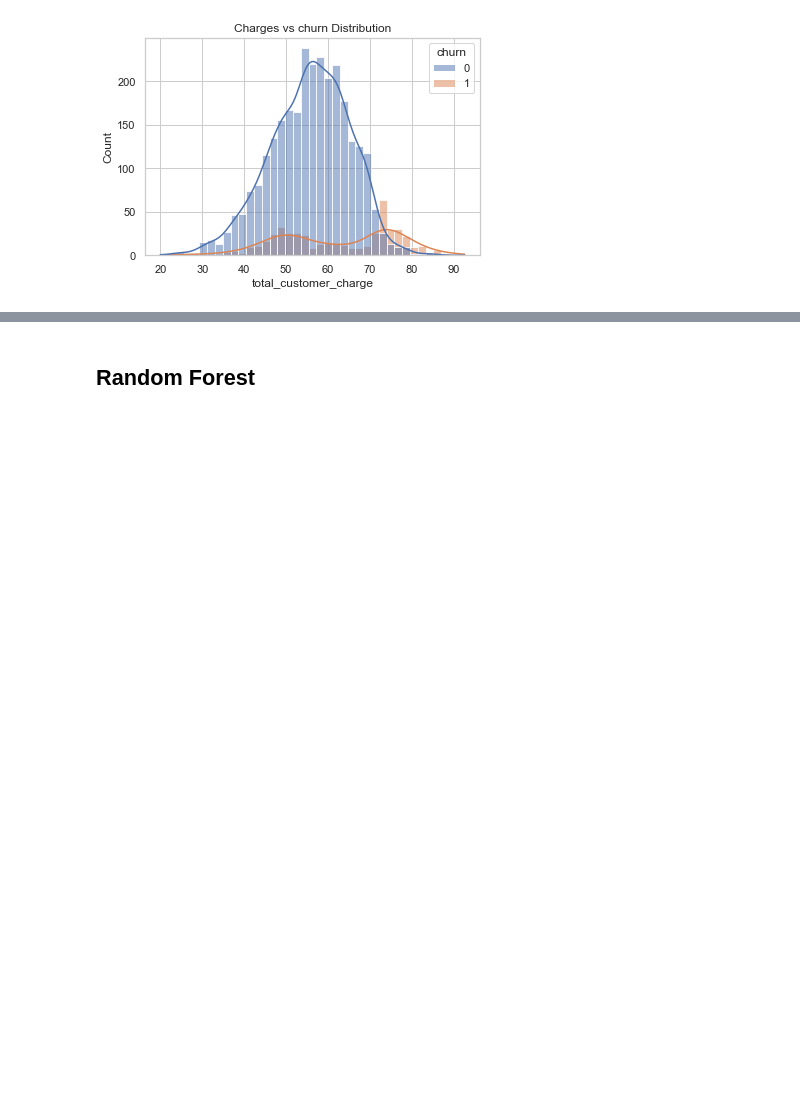
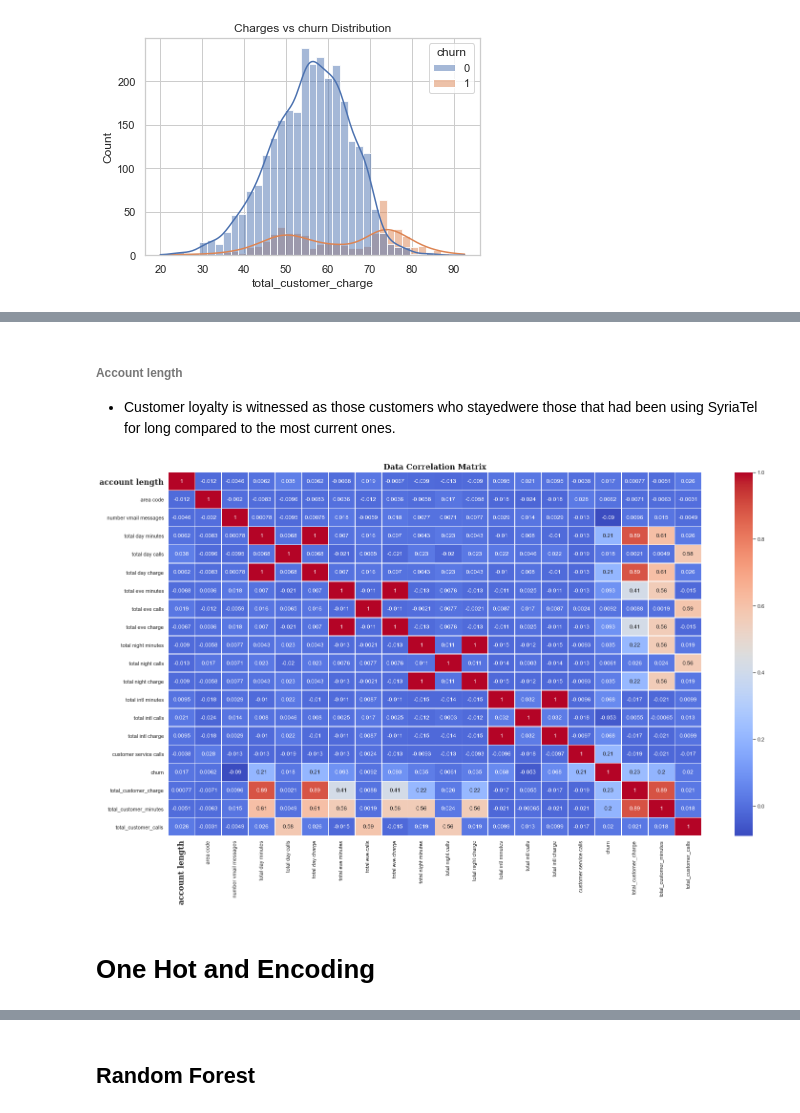
Before and after one commit to warigiasue89/Phase_III_project, a Jupyter notebook: Telecom.ipynb, the cells around one changed output, grey strips where cells are left out. Cells and saved outputs as stored; diff of their text form; code cells hidden in the pictures; blank space fills up the shorter version.

```diff
--- a/Telecom.ipynb
+++ b/Telecom.ipynb
@@ -209,4 +218,0 @@ plt.show()
-# %%
-fig= px.histogram(df, x='churn', color='churn', nbins=10, title='Histogram')
-
-fig.show()
@@ -438,0 +374,30 @@ F1 Score: 0.89119258382066
+# %% [markdown]
+###### Account length
+ - Customer loyalty is witnessed as those customers who stayedwere those that had been using SyriaTel for long compared to the most current ones.
+# %%
+def df_correlation(df):
+    """
+    A function to plot the correlation of variables in the DataFrame using Heatmap
+    Parameters:
+       df(DataFrame): The input DataFrame.
+    """
+# Calculate the correlation of features in the DataFrame
+    correlation_matrix= df.corr()
+    # Plot a heatmap of the correlation matrix above
+    fig, ax = plt.subplots(figsize =(25, 14))
+    sns.heatmap(correlation_matrix, annot=True, linewidths = 0.5, cmap='coolwarm')
+    # Set the font properties of the heatmap
+    font_properties = {'family': 'serif', 'size': 16, 'weight': 'bold'}
+    plt.xticks(fontproperties=font_properties)
+    plt.yticks(fontproperties=font_properties)
+    # Set the title of the graph
+    plt.title('Data Correlation Matrix', fontdict=font_properties)
+    # Show the plotted graph
+    plt.show()
+# %%
+# checking for data's correlation
+df_correlation(df)
+# %% [output]
+[figure, added]
+# %% [markdown]
+# One Hot and Encoding
```
Also changed, not shown: parts of 84 cells of this notebook, 6 other files.
